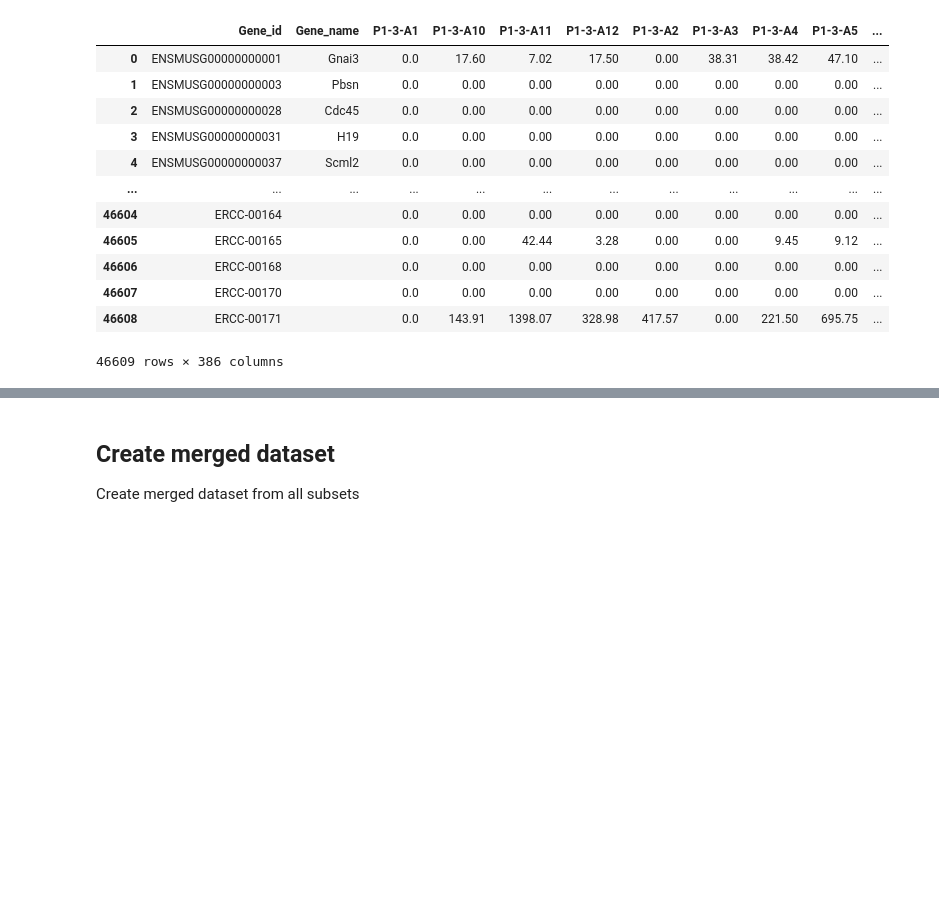
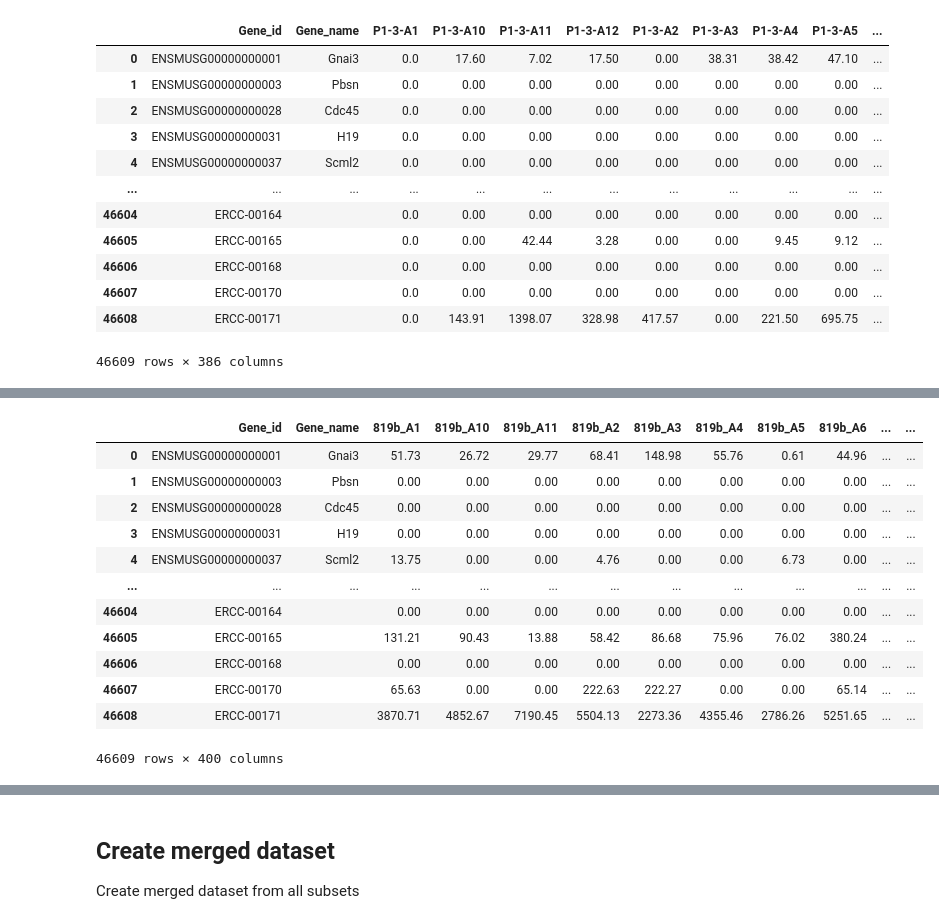
Before and after one commit to luslab/arshamg-scrnaseq-wgan, a Jupyter notebook: jupyter/prepare-data.ipynb, the cells around one changed output, grey strips where cells are left out. Saved outputs shown, nothing was run; the diff lists cells and outputs as text; code cells hidden in the pictures; blank space fills up the shorter version.

```diff
--- a/jupyter/prepare-data.ipynb
+++ b/jupyter/prepare-data.ipynb
@@ -125,0 +166,19 @@ df_tpm_1
+# %%
+# Insert the columns back into the main data array
+df_tpm_2["Gene_id"] = split_data.Gene_id
+df_tpm_2.insert(1,"Gene_name", split_data.Gene_name)
+df_tpm_2
+# %% [output]
+|  | Gene_id | Gene_name | 819b_A1 | 819b_A10 | 819b_A11 | 819b_A2 | 819b_A3 | 819b_A4 | 819b_A5 | 819b_A6 | ... | ... |
+| 0 | ENSMUSG00000000001 | Gnai3 | 51.73 | 26.72 | 29.77 | 68.41 | 148.98 | 55.76 | 0.61 | 44.96 | ... | ... |
+| 1 | ENSMUSG00000000003 | Pbsn | 0.00 | 0.00 | 0.00 | 0.00 | 0.00 | 0.00 | 0.00 | 0.00 | ... | ... |
+| 2 | ENSMUSG00000000028 | Cdc45 | 0.00 | 0.00 | 0.00 | 0.00 | 0.00 | 0.00 | 0.00 | 0.00 | ... | ... |
+| 3 | ENSMUSG00000000031 | H19 | 0.00 | 0.00 | 0.00 | 0.00 | 0.00 | 0.00 | 0.00 | 0.00 | ... | ... |
+| 4 | ENSMUSG00000000037 | Scml2 | 13.75 | 0.00 | 0.00 | 4.76 | 0.00 | 0.00 | 6.73 | 0.00 | ... | ... |
+| ... | ... | ... | ... | ... | ... | ... | ... | ... | ... | ... | ... | ... |
+| 46604 | ERCC-00164 |  | 0.00 | 0.00 | 0.00 | 0.00 | 0.00 | 0.00 | 0.00 | 0.00 | ... | ... |
+| 46605 | ERCC-00165 |  | 131.21 | 90.43 | 13.88 | 58.42 | 86.68 | 75.96 | 76.02 | 380.24 | ... | ... |
+| 46606 | ERCC-00168 |  | 0.00 | 0.00 | 0.00 | 0.00 | 0.00 | 0.00 | 0.00 | 0.00 | ... | ... |
+| 46607 | ERCC-00170 |  | 65.63 | 0.00 | 0.00 | 222.63 | 222.27 | 0.00 | 0.00 | 65.14 | ... | ... |
+| 46608 | ERCC-00171 |  | 3870.71 | 4852.67 | 7190.45 | 5504.13 | 2273.36 | 4355.46 | 2786.26 | 5251.65 | ... | ... |
+46609 rows × 400 columns
```
Also changed, not shown: parts of 19 cells of this notebook, 2 other files.
